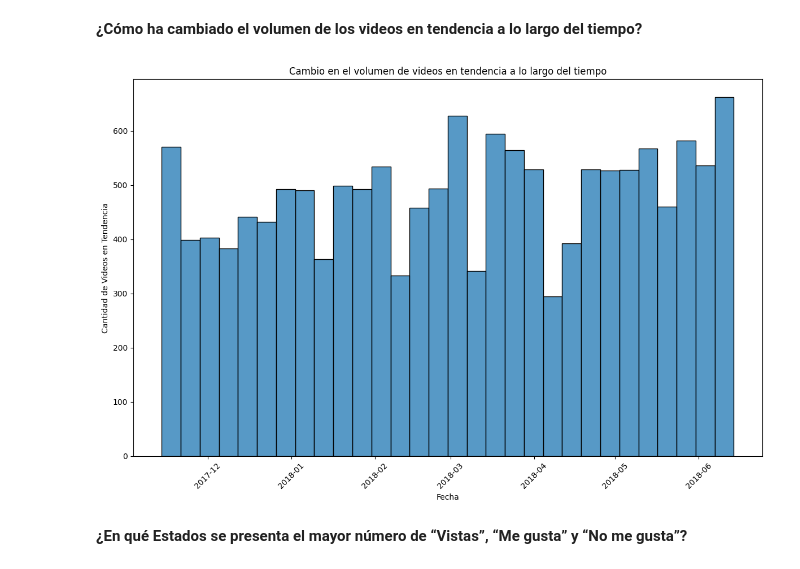
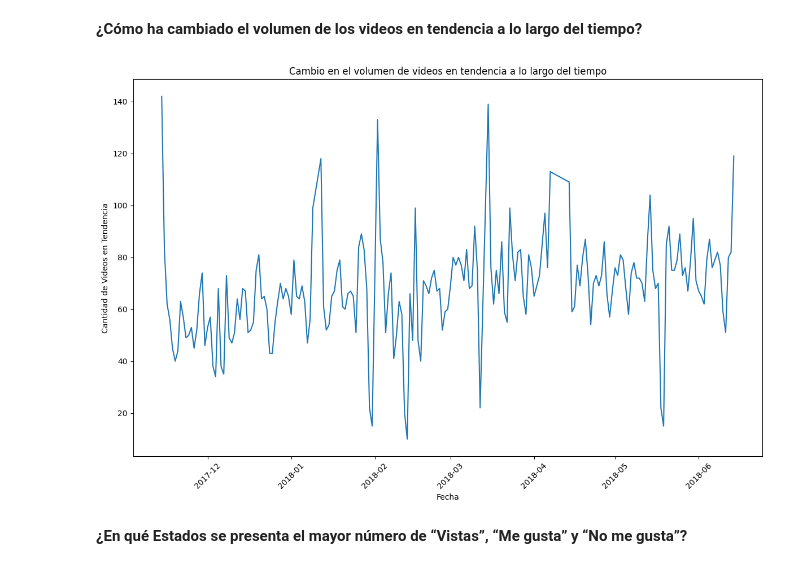
Before and after one commit to mauriciocastellon/FDS-2024-1-CC51, a Jupyter notebook: Code/TF.ipynb, the cells around one changed output. Drawn from its saved outputs; the diff is of its cells as text; code cells hidden in the pictures.

```diff
--- a/Code/TF.ipynb
+++ b/Code/TF.ipynb
@@ -48,6 +52,11 @@ category_data
    'snippet': {'channelId': 'UCBR8-60-B28hp2BmDPdntcQ',
     'title': 'Trailers',
     'assignable': False}}]}
+# %%
+#esto es para poder acceder a los normbres de las categorias
+categories_dict = {item['id']: item['snippet']['title'] for item in category_data['items']}
+data['category_id'] = data['category_id'].astype(str)
+#data['category_name'] = data['category_id'].map(categories_dict)
 # %% [markdown]
 ## Inspeccionar los datos
 # %% [markdown]
@@ -108,8 +117,6 @@ array(['video_id', 'trending_date', 'title', 'channel_title',
        'dislikes', 'comment_count', 'thumbnail_link', 'comments_disabled',
        'ratings_disabled', 'video_error_or_removed', 'description',
        'state', 'lat', 'lon', 'geometry'], dtype=object)
-# %%
-data['category_id'] = data['category_id'].astype('category')
 # %% [markdown]
 ### Verificacion de duplicados de datos
 # %%
@@ -245,9 +250,10 @@ plt.show()
 # %% [markdown]
 **¿Qué categorías de videos son las de mayor tendencia?**
 # %%
-category_mapping = {int(item['id']): item['snippet']['title'] for item in category_data['items']}
+import matplotlib.pyplot as plt
+import seaborn as sns
 
-data['nombre_categoria'] = data['category_id'].map(category_mapping)
+data['nombre_categoria'] = data['category_id'].map(categories_dict)
 
 plt.figure(figsize=(12, 8))
 sns.countplot(y='nombre_categoria', data=data, order=data['nombre_categoria'].value_counts().index)
@@ -257,6 +263,8 @@ plt.ylabel('Nombre de Categoría')
 plt.tight_layout()
 
 plt.show()
+
+data.drop(columns=['nombre_categoria'], inplace=True)  #eliminar columna temporal
 # %% [output]
 [figure]
 # %% [markdown]
@@ -370,19 +375,22 @@ plt.show()
 # %% [markdown]
 **¿Cómo ha cambiado el volumen de los videos en tendencia a lo largo del tiempo?**
 # %%
-data['trending_date'] = pd.to_datetime(data['trending_date'], format='%y.%d.%m')
+df = data.copy()
+df['trending_date'] = pd.to_datetime(data['trending_date'], format='%y.%d.%m')
+
+trending_count = data['trending_date'].value_counts().sort_index()
 
 plt.figure(figsize=(12, 8))
-sns.histplot(data['trending_date'], bins=30, kde=False)
+sns.lineplot(x=trending_count.index, y=trending_count.values)
 plt.title('Cambio en el volumen de videos en tendencia a lo largo del tiempo')
 plt.xlabel('Fecha')
 plt.ylabel('Cantidad de Videos en Tendencia')
 plt.xticks(rotation=45)
 plt.tight_layout()
 
 plt.show()
 # %% [output]
-[figure, old version]
+[figure, new version]
 # %% [markdown]
 **¿En qué Estados se presenta el mayor número de “Vistas”, “Me gusta” y “No me gusta”?**
 # %%
```
Also changed, not shown: parts of 41 cells of this notebook.
